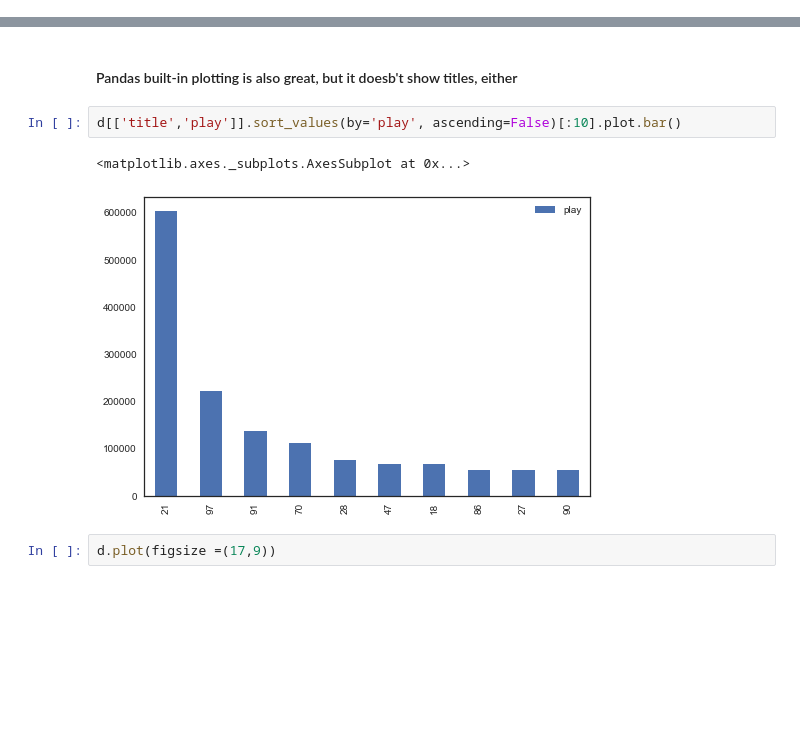
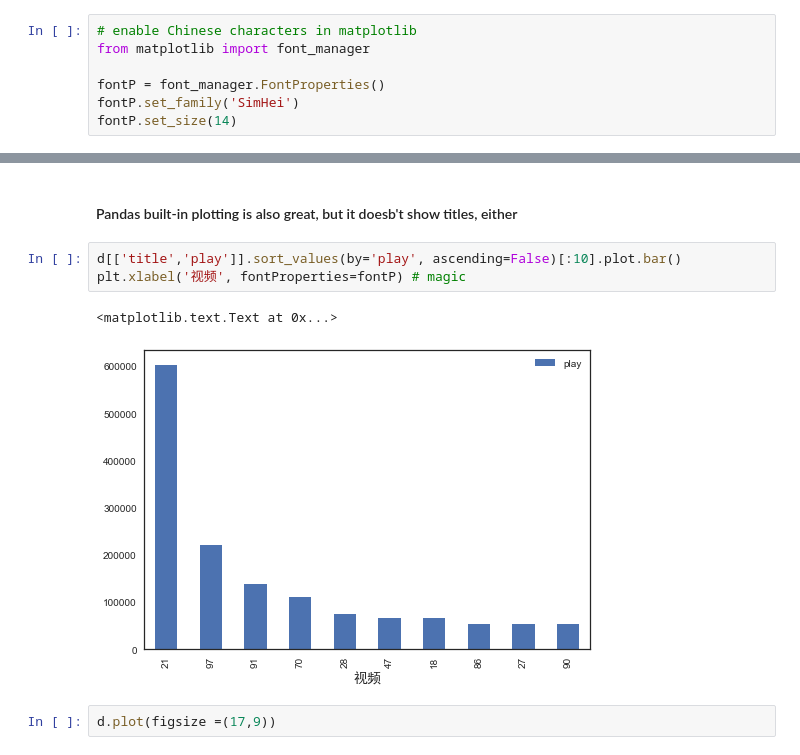
Before and after one commit to estepona/Python-Visualization-Exercise, a Jupyter notebook: 5 VirgooTeam Videos Analysis/VirgooTeam Videos Analysis.ipynb, the cells around one changed output, grey strips where cells are left out. Saved outputs shown, nothing was run; the diff lists cells and outputs as text; blank space fills up the shorter version.

```diff
--- a/5 VirgooTeam Videos Analysis/VirgooTeam Videos Analysis.ipynb
+++ b/5 VirgooTeam Videos Analysis/VirgooTeam Videos Analysis.ipynb
@@ -8,6 +9,13 @@ import matplotlib.pyplot as plt
 %matplotlib inline
 import seaborn as sns
 sns.set(style='white', color_codes=True)
+# %%
+# enable Chinese characters in matplotlib
+from matplotlib import font_manager
+
+fontP = font_manager.FontProperties()
+fontP.set_family('SimHei')
+fontP.set_size(14)
 # %% [markdown]
 ## Describing Data
 # %% [markdown]
@@ -295,9 +351,10 @@ sns.barplot(x='title', y='play', data=d.sort_values(by='play', ascending=False)[
 #### Pandas built-in plotting is also great, but it doesb't show titles, either
 # %%
 d[['title','play']].sort_values(by='play', ascending=False)[:10].plot.bar()
+plt.xlabel('视频', fontProperties=fontP) # magic
 # %% [output]
-<matplotlib.axes._subplots.AxesSubplot at 0x...>
+<matplotlib.text.Text at 0x...>
-[figure, old version]
+[figure, new version]
 # %%
 d.plot(figsize =(17,9))
 # %% [output]
```
Also changed, not shown: parts of 13 cells of this notebook.
